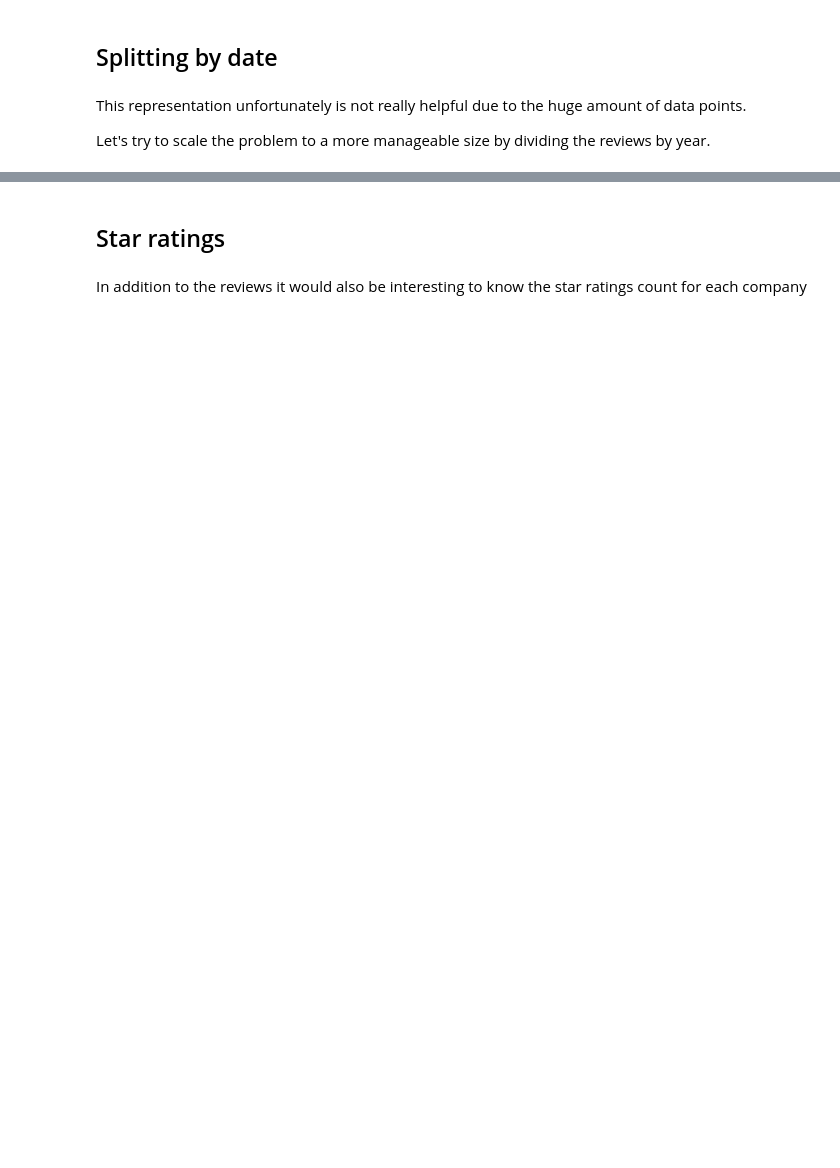
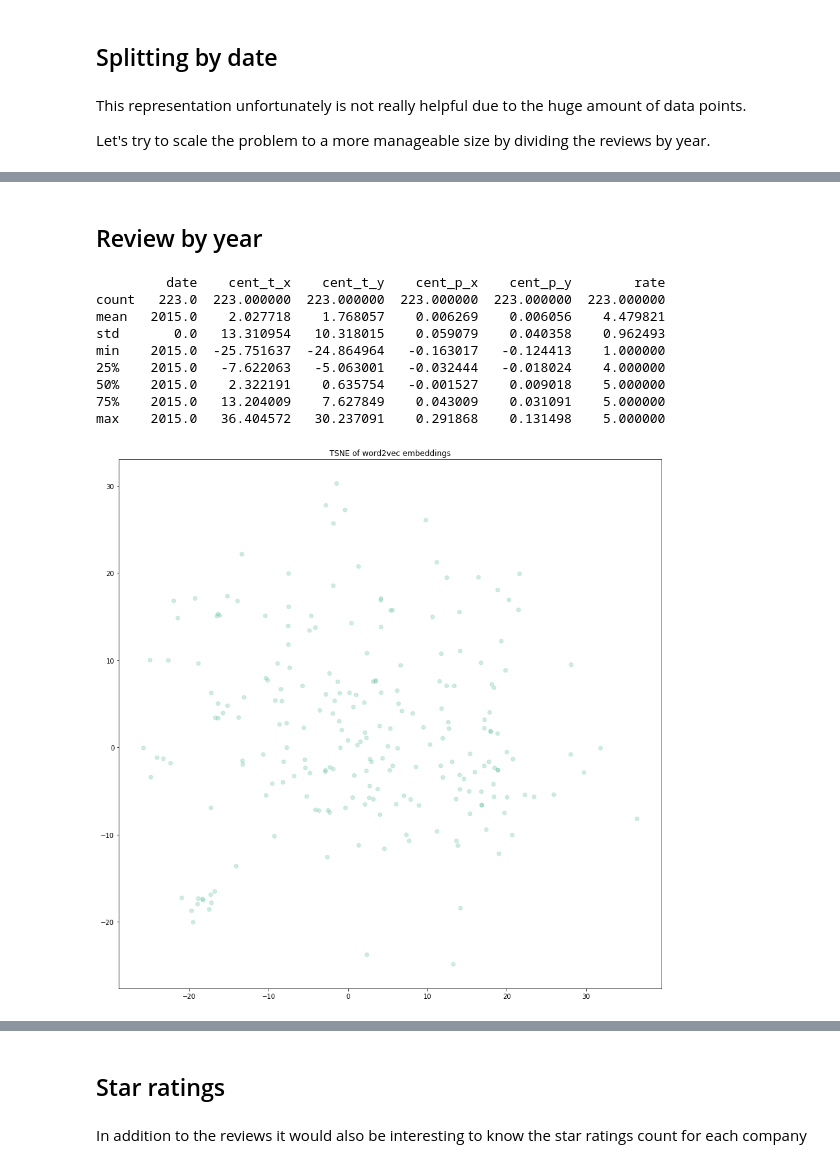
Before and after one commit to ClonedOne/exp_nbs, a Jupyter notebook: explore_employee_reviews.ipynb, the cells around one changed output, grey strips where cells are left out. Saved outputs shown, nothing was run; the diff lists cells and outputs as text; code cells hidden in the pictures; blank space fills up the shorter version.

Commit message:
exploring employee reviews pt2

```diff
--- a/explore_employee_reviews.ipynb
+++ b/explore_employee_reviews.ipynb
@@ -166,0 +201,3 @@ plt.show()
+# %%
+x_crd_p,y_crd_p = zip(*cents_pca)
+print(len(x_crd_p), len(y_crd_p), x_crd_p[0], y_crd_p[0])
@@ -177,0 +212,9 @@ date = list(df['dates'])
+# %%
+date = []
+# %%
+for d in list(df['dates']):
+    d = d.strip().lower()
+    if not d or d == 'none' or d == 'nan' or '0, 0000' in d:
+        date.append(datetime.fromtimestamp(1).year)
+    else:
+        date.append(datetime.strptime(d, '%b %d, %Y').year)
@@ -177,0 +227,13 @@ date = list(df['dates'])
+# %%
+proc_df = pd.DataFrame()
+
+proc_df['company'] = df['company']
+proc_df['date']    = date
+proc_df['review']  = revs
+proc_df['cent_t_x']  = x_crd_t
+proc_df['cent_t_y']  = y_crd_t
+proc_df['cent_p_x']  = x_crd_p
+proc_df['cent_p_y']  = y_crd_p
+proc_df['rate']    = df['overall-ratings']
+
+proc_df[:5]
@@ -177,0 +247,15 @@ date = list(df['dates'])
+# %% [markdown]
+## Review by year
+# %%
+plot_by_year(proc_df, [2015], company=['facebook'], embed='tsne')
+# %% [output]
+         date    cent_t_x    cent_t_y    cent_p_x    cent_p_y        rate
+count   223.0  223.000000  223.000000  223.000000  223.000000  223.000000
+mean   2015.0    2.027718    1.768057    0.006269    0.006056    4.479821
+std       0.0   13.310954   10.318015    0.059079    0.040358    0.962493
+min    2015.0  -25.751637  -24.864964   -0.163017   -0.124413    1.000000
+25%    2015.0   -7.622063   -5.063001   -0.032444   -0.018024    4.000000
+50%    2015.0    2.322191    0.635754   -0.001527    0.009018    5.000000
+75%    2015.0   13.204009    7.627849    0.043009    0.031091    5.000000
+max    2015.0   36.404572   30.237091    0.291868    0.131498    5.000000
+[figure, added]
```
Also changed, not shown: parts of 43 cells of this notebook, 13 other files.
